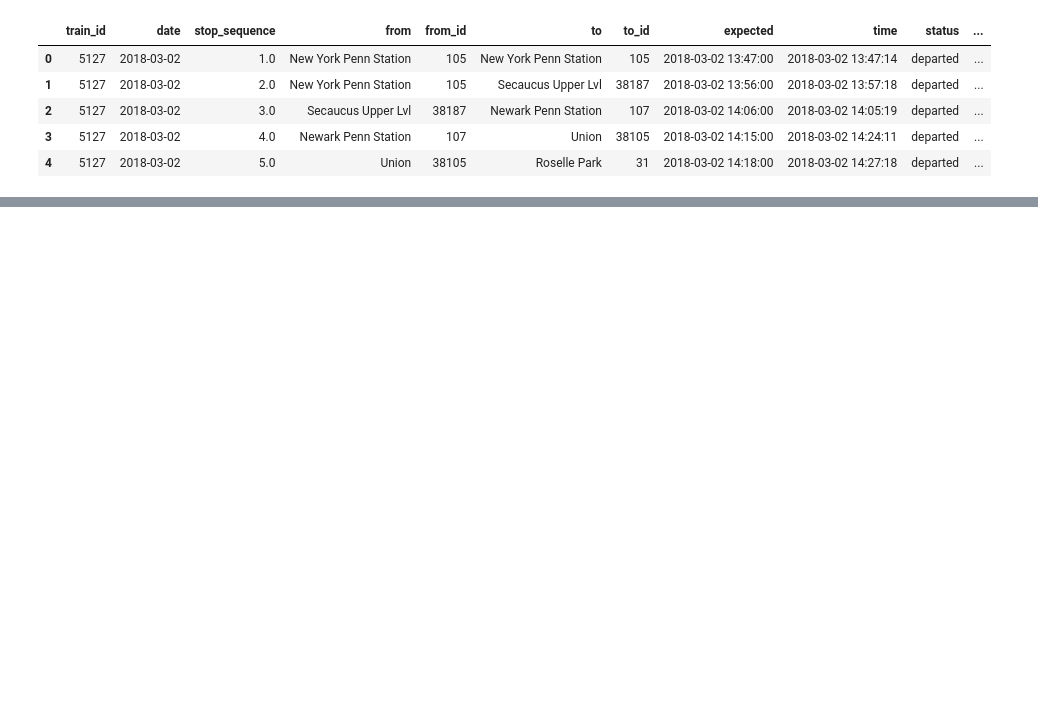
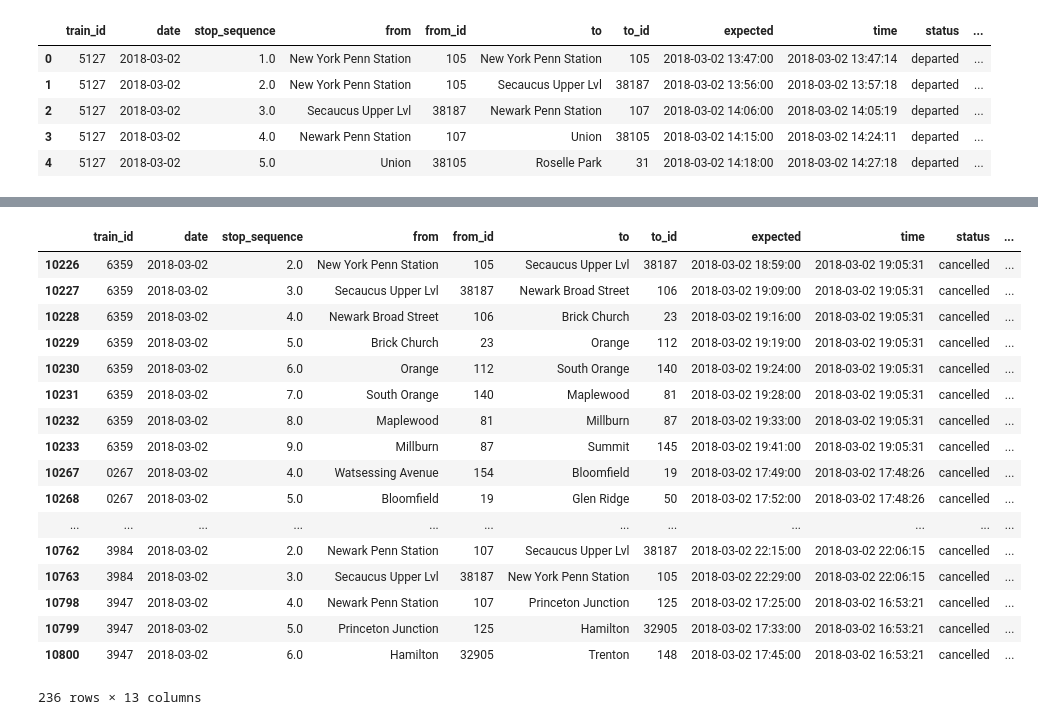
Before and after one commit to pranavbadami/njtransit, a Jupyter notebook: notebooks/reference/examine_new_parser_csvs.ipynb, the cells around one changed output, grey strips where cells are left out. Cells and saved outputs as stored; diff of their text form; code cells hidden in the pictures; blank space fills up the shorter version.

```diff
--- a/notebooks/reference/examine_new_parser_csvs.ipynb
+++ b/notebooks/reference/examine_new_parser_csvs.ipynb
@@ -13,0 +55,2 @@ df_03_02.head()
+# %%
+old_rows = merged[merged["_merge"] == "right_only"].copy()
@@ -13,0 +78,21 @@ df_03_02.head()
+# %%
+old_rows[(old_rows["status"] == "cancelled") & (old_rows["type"] == "NJ Transit")]
+# %% [output]
+|  | train_id | date | stop_sequence | from | from_id | to | to_id | expected | time | status | ... |
+| 10226 | 6359 | 2018-03-02 | 2.0 | New York Penn Station | 105 | Secaucus Upper Lvl | 38187 | 2018-03-02 18:59:00 | 2018-03-02 19:05:31 | cancelled | ... |
+| 10227 | 6359 | 2018-03-02 | 3.0 | Secaucus Upper Lvl | 38187 | Newark Broad Street | 106 | 2018-03-02 19:09:00 | 2018-03-02 19:05:31 | cancelled | ... |
+| 10228 | 6359 | 2018-03-02 | 4.0 | Newark Broad Street | 106 | Brick Church | 23 | 2018-03-02 19:16:00 | 2018-03-02 19:05:31 | cancelled | ... |
+| 10229 | 6359 | 2018-03-02 | 5.0 | Brick Church | 23 | Orange | 112 | 2018-03-02 19:19:00 | 2018-03-02 19:05:31 | cancelled | ... |
+| 10230 | 6359 | 2018-03-02 | 6.0 | Orange | 112 | South Orange | 140 | 2018-03-02 19:24:00 | 2018-03-02 19:05:31 | cancelled | ... |
+| 10231 | 6359 | 2018-03-02 | 7.0 | South Orange | 140 | Maplewood | 81 | 2018-03-02 19:28:00 | 2018-03-02 19:05:31 | cancelled | ... |
+| 10232 | 6359 | 2018-03-02 | 8.0 | Maplewood | 81 | Millburn | 87 | 2018-03-02 19:33:00 | 2018-03-02 19:05:31 | cancelled | ... |
+| 10233 | 6359 | 2018-03-02 | 9.0 | Millburn | 87 | Summit | 145 | 2018-03-02 19:41:00 | 2018-03-02 19:05:31 | cancelled | ... |
+| 10267 | 0267 | 2018-03-02 | 4.0 | Watsessing Avenue | 154 | Bloomfield | 19 | 2018-03-02 17:49:00 | 2018-03-02 17:48:26 | cancelled | ... |
+| 10268 | 0267 | 2018-03-02 | 5.0 | Bloomfield | 19 | Glen Ridge | 50 | 2018-03-02 17:52:00 | 2018-03-02 17:48:26 | cancelled | ... |
+| ... | ... | ... | ... | ... | ... | ... | ... | ... | ... | ... | ... |
+| 10762 | 3984 | 2018-03-02 | 2.0 | Newark Penn Station | 107 | Secaucus Upper Lvl | 38187 | 2018-03-02 22:15:00 | 2018-03-02 22:06:15 | cancelled | ... |
+| 10763 | 3984 | 2018-03-02 | 3.0 | Secaucus Upper Lvl | 38187 | New York Penn Station | 105 | 2018-03-02 22:29:00 | 2018-03-02 22:06:15 | cancelled | ... |
+| 10798 | 3947 | 2018-03-02 | 4.0 | Newark Penn Station | 107 | Princeton Junction | 125 | 2018-03-02 17:25:00 | 2018-03-02 16:53:21 | cancelled | ... |
+| 10799 | 3947 | 2018-03-02 | 5.0 | Princeton Junction | 125 | Hamilton | 32905 | 2018-03-02 17:33:00 | 2018-03-02 16:53:21 | cancelled | ... |
+| 10800 | 3947 | 2018-03-02 | 6.0 | Hamilton | 32905 | Trenton | 148 | 2018-03-02 17:45:00 | 2018-03-02 16:53:21 | cancelled | ... |
+236 rows × 13 columns
```
Also changed, not shown: parts of 19 cells of this notebook, 2 other files.
